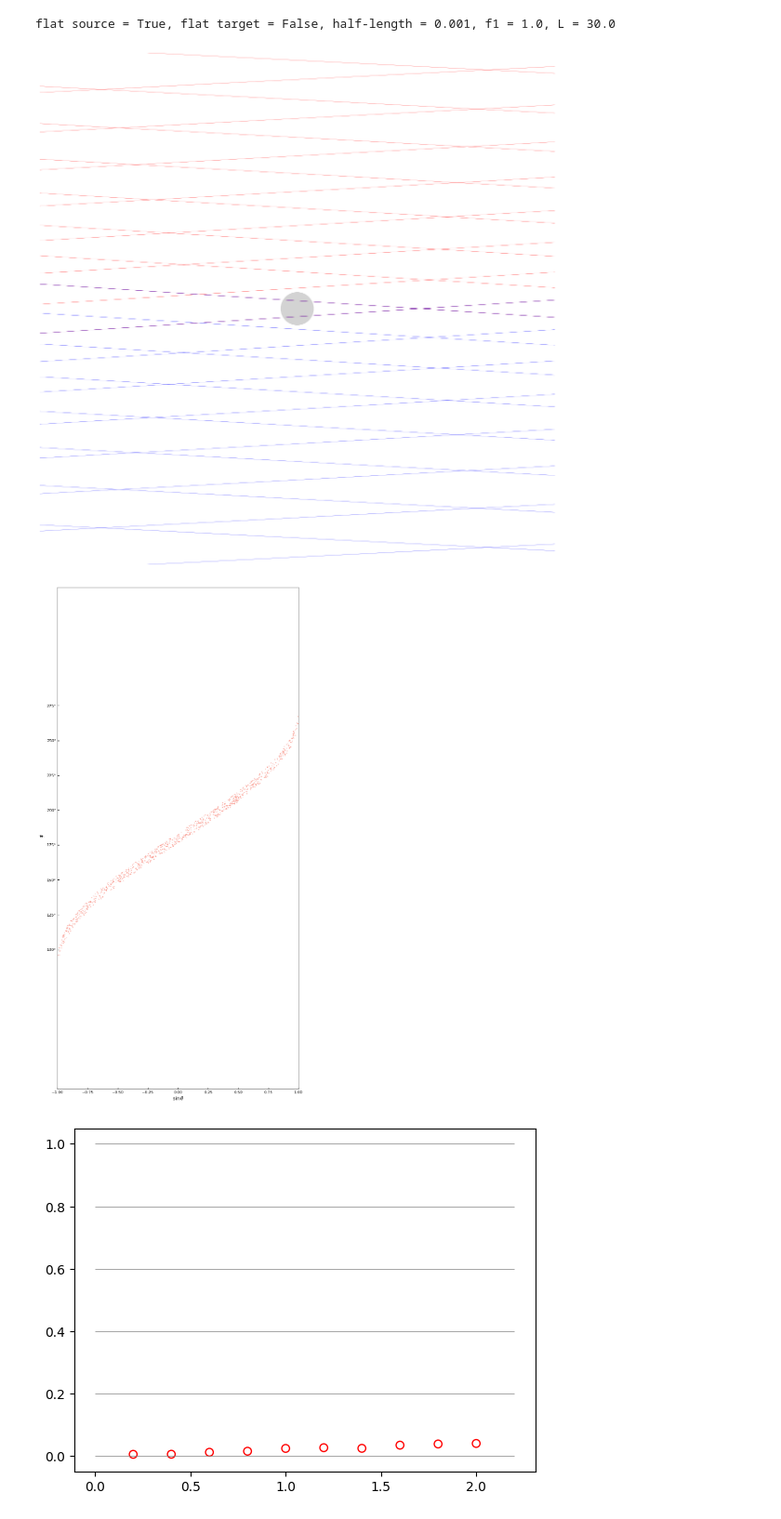
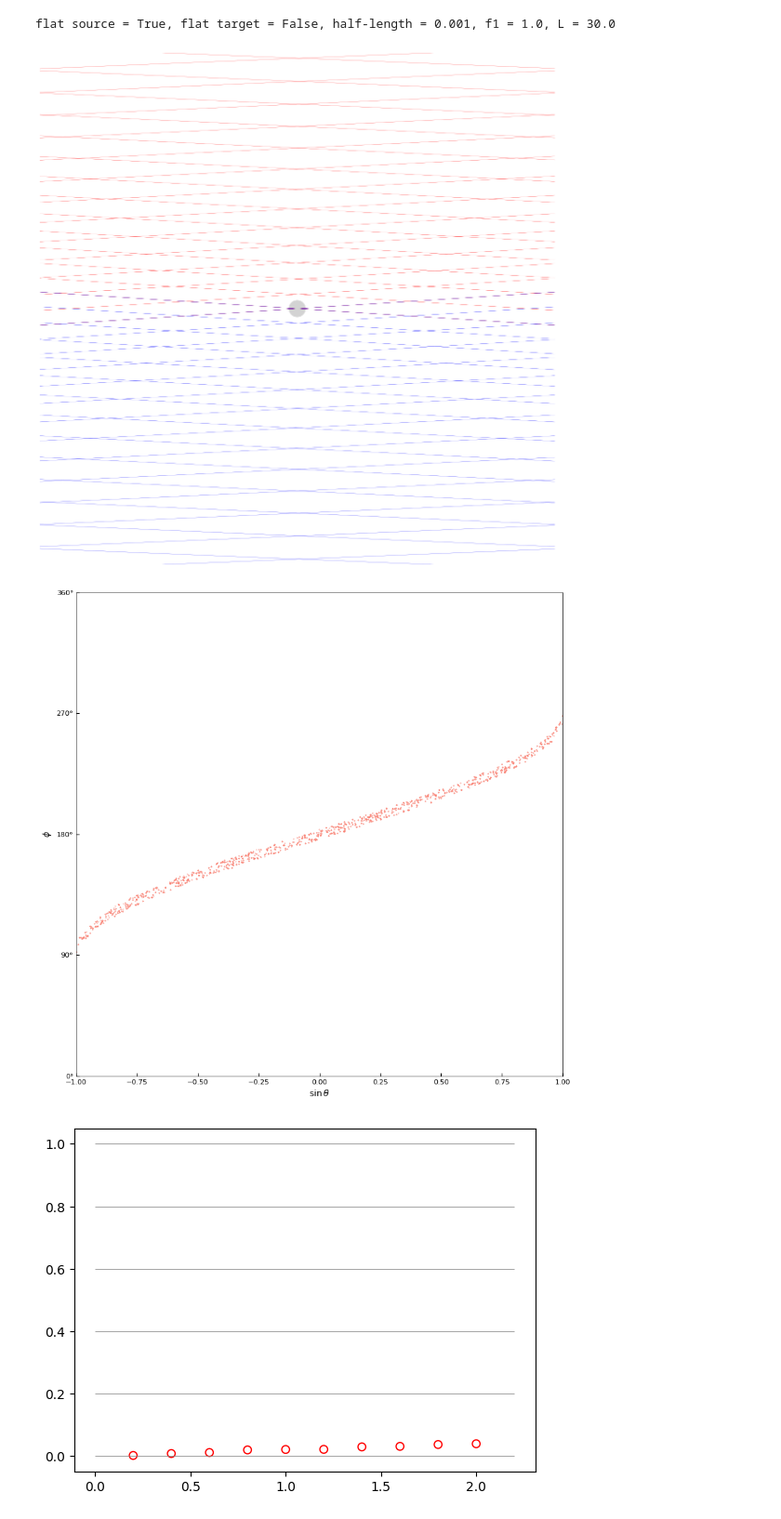
Before and after one commit to ssteinberg/solar_optical_concentrator, a Jupyter notebook: plotfinell.ipynb, the cells around one changed output. Shown at 93% size. Cells and saved outputs as stored; diff of their text form; code cells hidden in the pictures.

```diff
--- a/plotfinell.ipynb
+++ b/plotfinell.ipynb
@@ -13,8 +13,8 @@ flat source = True, flat target = False, half-length = 0.001, f1 = 1.0, L = 30.0
 # %%
 fig, ax = plt.subplots(1, figsize = (15, 15))
 
-extrdiff1 = np.loadtxt('datafinell/extrdiff1.csv', delimiter = ',')
-extrdiff2 = np.loadtxt('datafinell/extrdiff2.csv', delimiter = ',')
+extrdiff1 = np.loadtxt('dataell/extreme1.csv', delimiter = ',')
+extrdiff2 = np.loadtxt('dataell/extreme2.csv', delimiter = ',')
 for row in extrdiff1: ax.plot([row[0], row[2]], [row[1], row[3]], linewidth = 0.25, c = 'red')
 for row in extrdiff2: ax.plot([row[0], row[2]], [row[1], row[3]], linewidth = 0.25, c = 'blue')
 
@@ -25,9 +25,9 @@ elif not flat_source and not flat_target: plt.gca().add_patch(plt.Circle((0, 0),
 
 plt.gca().add_patch(matplotlib.patches.Ellipse(xy = (-L / 2, 0), width = 2 * f1 + L, height = 2 * np.sqrt(f1 * (f1 + L)), fill = False, lw = 0.5))
 plt.axis('equal')
-zoom = hl * 5 # 2, 20
+zoom = hl * 10
 plt.axis([-zoom, zoom, -zoom, zoom])
 plt.axis('off')
 plt.show()
 # %% [output]
-[figure, old version]
+[figure, new version]
@@ -60,25 +34,28 @@ plt.show()
 # %%
 # cylindrical target
 fig, ax = plt.subplots(1, figsize = (10, 10))
 ax.tick_params(axis = 'x', direction = 'in', bottom = True, top = False, labelsize = 8)
 ax.tick_params(axis = 'y', direction = 'in', left = True, right = False, labelsize = 8)
+ax.set_yticks([0, 90, 180, 270, 360])
 ax.yaxis.set_major_formatter(ticker.StrMethodFormatter("{x:.0f}°"))
 ax.spines['left'].set_position(('data', -1))
 ax.spines['left'].set_bounds((0, 360))
 ax.spines['left'].set_linewidth(0.5)
 ax.spines['bottom'].set_position(('data', 0))
 ax.spines['bottom'].set_bounds((-1, 1))
 ax.spines['bottom'].set_linewidth(0.5)
 ax.spines['right'].set_position(('data', 1))
 ax.spines['right'].set_bounds((0, 360))
 ax.spines['right'].set_linewidth(0.5)
 ax.spines['top'].set_position(('data', 360))
 ax.spines['top'].set_bounds((-1, 1))
 ax.spines['top'].set_linewidth(0.5)
-phase_ellipse = np.loadtxt('datafinell/phase.csv', delimiter = ',')
+phase_ellipse = np.loadtxt('dataell/phase.csv', delimiter = ',')
 ax.scatter(phase_ellipse[:, 0], phase_ellipse[:, 1], s = 0.1, c = 'salmon')
 ax.set_xlabel(r"$\sin\theta$")
 ax.set_ylabel(r"$\phi$")
+ax.set_xlim(-1, 1)
+ax.set_ylim(0, 360)
 plt.show()
 # %% [output]
-[figure, old version]
+[figure, new version]
```
Also changed, not shown: parts of 7 cells of this notebook, 57 other files.
